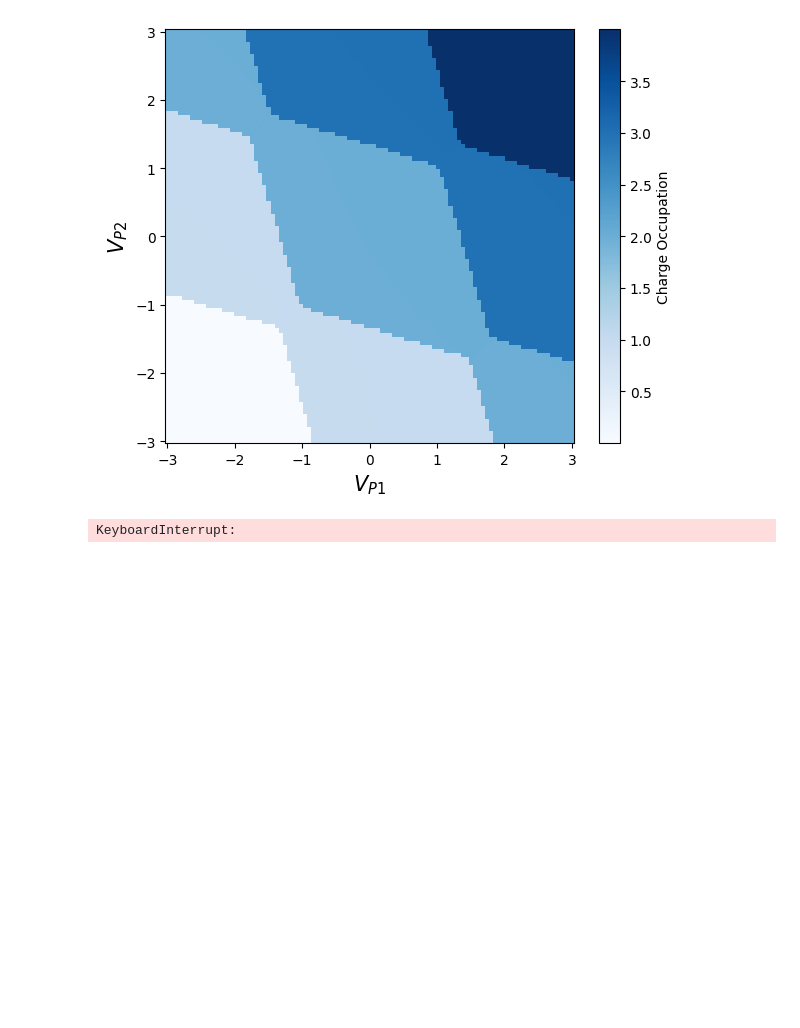
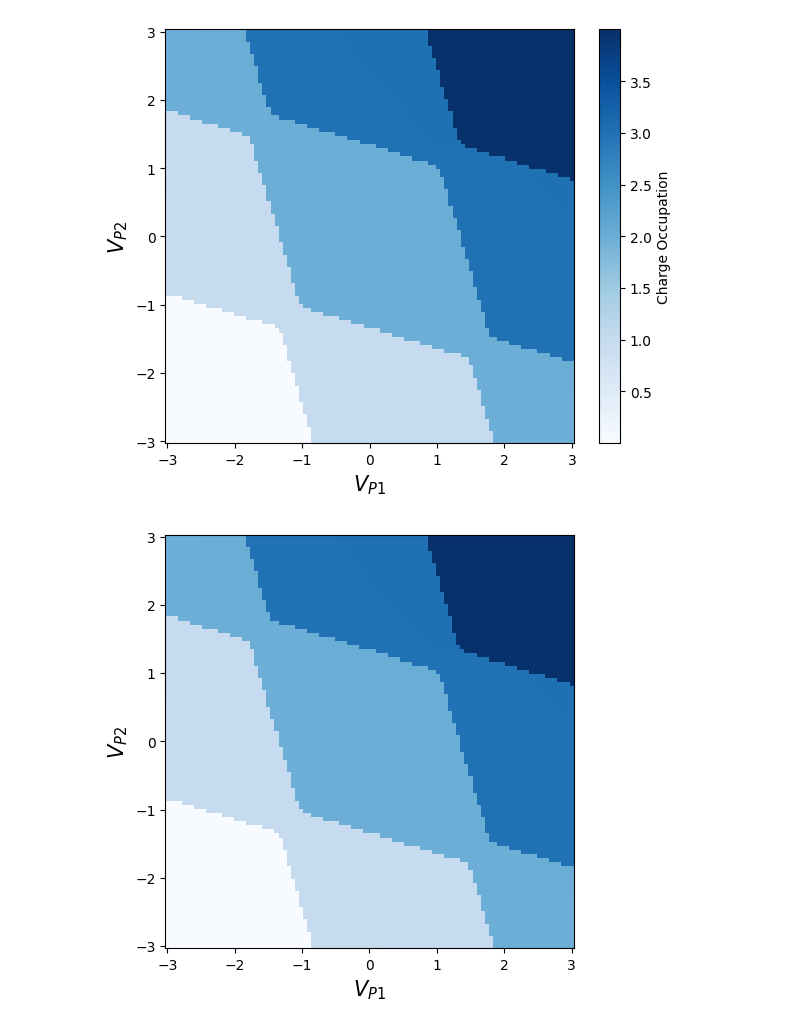
Before and after one commit to BingchengSuo/Condensed-Matter-Theory, a Jupyter notebook: DCK/double_dot.ipynb, the cells around one changed output. Drawn from its saved outputs; the diff is of its cells as text; code cells hidden in the pictures; blank space fills up the shorter version.

```diff
--- a/DCK/double_dot.ipynb
+++ b/DCK/double_dot.ipynb
@@ -355,33 +355,33 @@ fig.colorbar(c, ax=ax, label='Charge Occupation')
 from multiprocess import Pool
 from itertools import product
 
 def compute_charge(phi_pp, phi_qq):
     H = H_2qd(phi_p=phi_pp, phi_q=phi_qq,
               t_pq=0.02, t_kp=0.02, t_kq=0.02,
               Nk=2, Np=2, Nq=2)
     H.set_Cmtx(Cdd=[[1.0, -0.4], [-0.4, 1.0]], Cgd=[[1, 0.3], [0.3, 1]])
     val, vec = eigsh(H.total(), k=1, which='SA')
     gs = vec[:, 0]
     Ncharge = np.real(gs.conj().T @ (H.N_q_op() + H.N_p_op()) @ gs)
     return Ncharge
 
 if __name__ == "__main__":
-    phi_p_list = np.linspace(-3, 3, 181)
-    phi_q_list = np.linspace(-3, 3, 181)
+    phi_p_list = np.linspace(-3, 3, 101)
+    phi_q_list = np.linspace(-3, 3, 101)
     phi_combinations = list(product(phi_p_list, phi_q_list))
 
 
     with Pool() as pool:
         results = pool.starmap(compute_charge, phi_combinations)
 
 
     N_vs_phi = np.array(results).reshape(len(phi_p_list), len(phi_q_list))
 
 
     fig, ax = plt.subplots(figsize=(5, 5), layout='tight')
     c = ax.pcolormesh(phi_p_list, phi_q_list, N_vs_phi.T, shading='auto', cmap='Blues')
     ax.set_xlabel(r'$V_{P1}$', fontsize=15)
     ax.set_ylabel(r'$V_{P2}$', fontsize=15)
     plt.show()
 # %% [output]
-KeyboardInterrupt:
+[figure, added]
```
